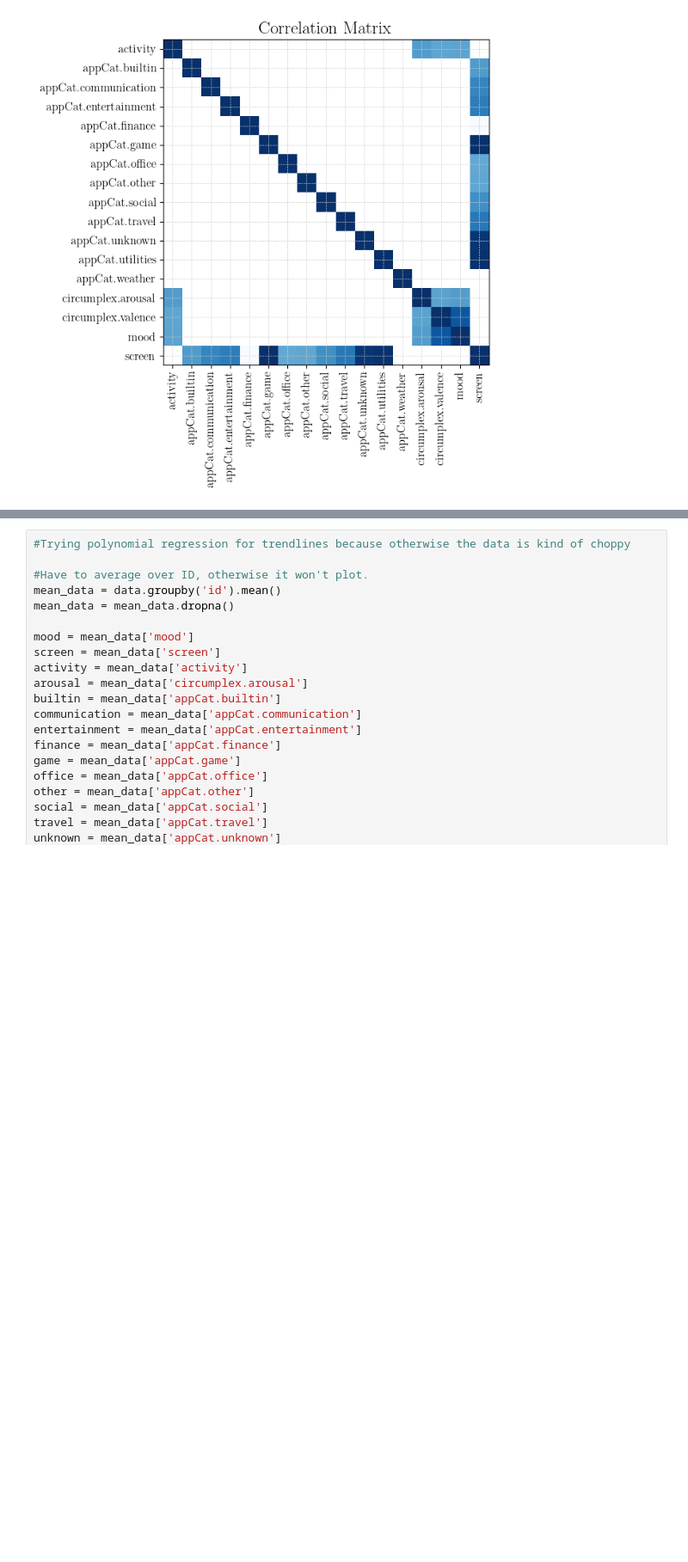
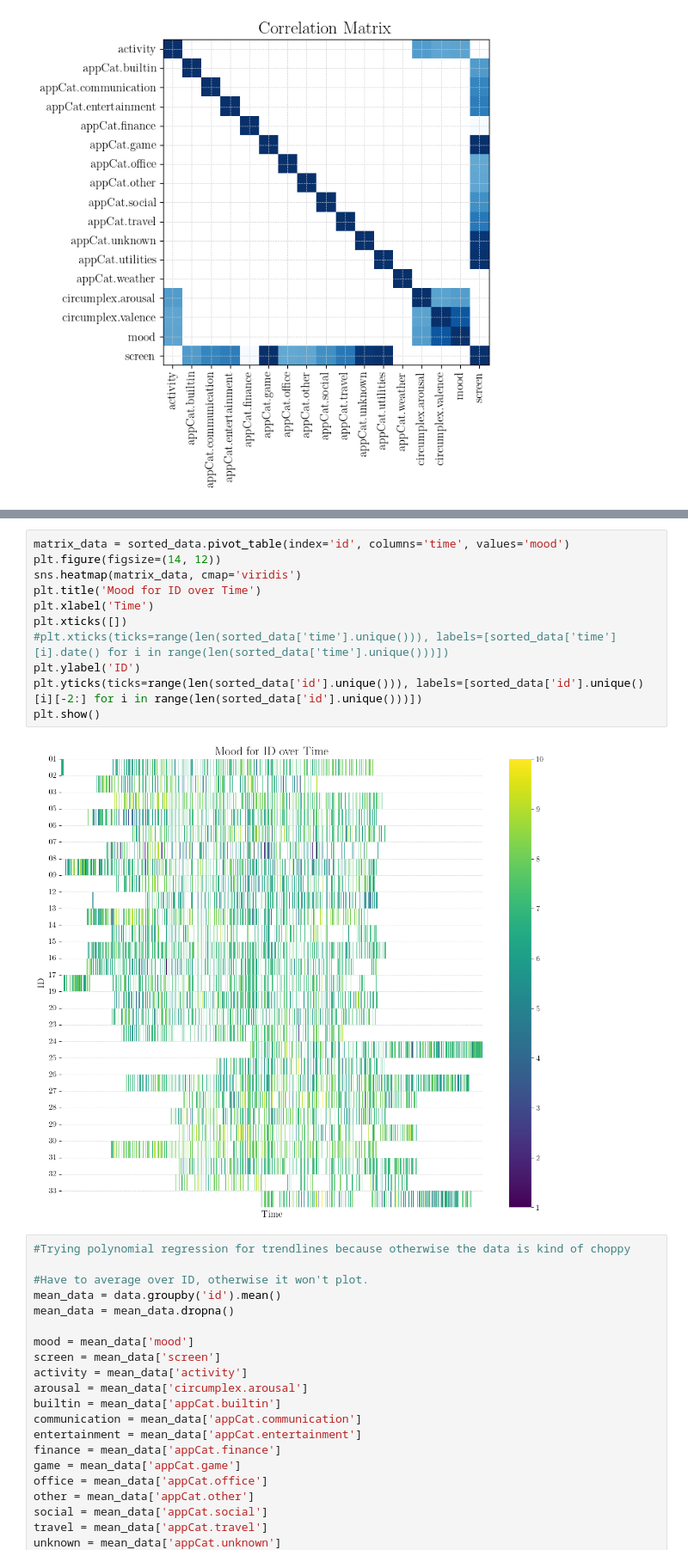
Before and after one commit to AmirSahrani/DMT_Assignments, a Jupyter notebook: notebooks/visualize.ipynb, the cells around one changed output, grey strips where cells are left out. Shown at 86% size. Cells and saved outputs as stored; diff of their text form; blank space fills up the shorter version.

```diff
--- a/notebooks/visualize.ipynb
+++ b/notebooks/visualize.ipynb
@@ -125,3 +137,16 @@ plt.show()
+# %%
+matrix_data = sorted_data.pivot_table(index='id', columns='time', values='mood')
+plt.figure(figsize=(14, 12))
+sns.heatmap(matrix_data, cmap='viridis')
+plt.title('Mood for ID over Time')
+plt.xlabel('Time')
+plt.xticks([])
+#plt.xticks(ticks=range(len(sorted_data['time'].unique())), labels=[sorted_data['time'][i].date() for i in range(len(sorted_data['time'].unique()))])
+plt.ylabel('ID')
+plt.yticks(ticks=range(len(sorted_data['id'].unique())), labels=[sorted_data['id'].unique()[i][-2:] for i in range(len(sorted_data['id'].unique()))])
+plt.show()
+# %% [output]
+[figure, added]
 # %%
 #Trying polynomial regression for trendlines because otherwise the data is kind of choppy
 
```
Also changed, not shown: parts of 3 cells of this notebook.
